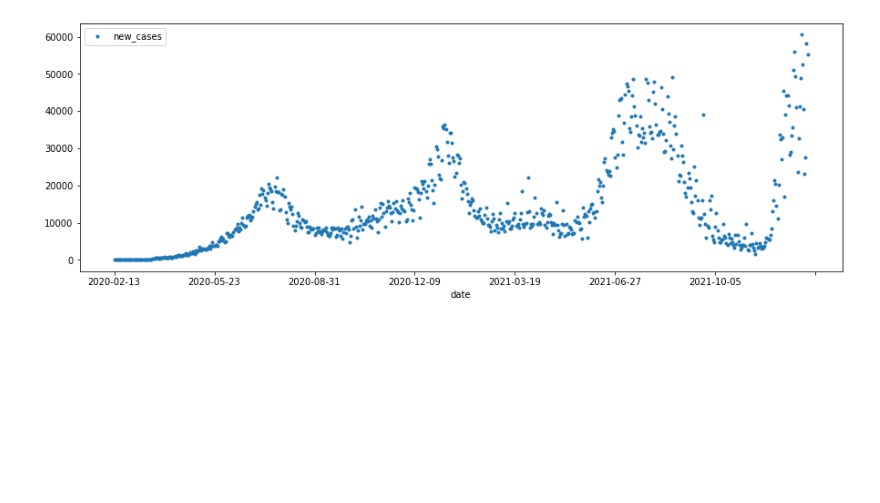
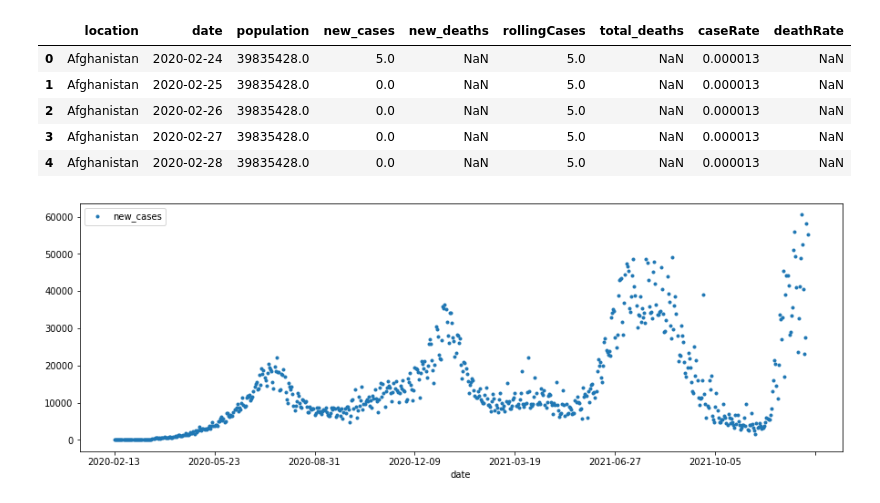
Before and after one commit to msdec321/DataAnalysisWorkbooks, a Jupyter notebook: Covid19/Covid19_workbook.ipynb, the cells around one changed output. Drawn from its saved outputs; the diff is of its cells as text; code cells hidden in the pictures; blank space fills up the shorter version.

```diff
--- a/Covid19/Covid19_workbook.ipynb
+++ b/Covid19/Covid19_workbook.ipynb
@@ -2,4 +2,13 @@
 import pandas as pd
 import matplotlib.pyplot as plt
 # %%
-rollingCases = pd.read_csv(r"Data\Sliced_data\covid_data.csv")#, index_col=['date'], parse_dates=['date'])
+data = pd.read_csv(r"Data\Sliced_data\covid_data.csv")#, index_col=['date'], parse_dates=['date'])
+
+data.head()
+# %% [output]
+|  | location | date | population | new_cases | new_deaths | rollingCases | total_deaths | caseRate | deathRate |
+| 0 | Afghanistan | 2020-02-24 | 39835428.0 | 5.0 | NaN | 5.0 | NaN | 0.000013 | NaN |
+| 1 | Afghanistan | 2020-02-25 | 39835428.0 | 0.0 | NaN | 5.0 | NaN | 0.000013 | NaN |
+| 2 | Afghanistan | 2020-02-26 | 39835428.0 | 0.0 | NaN | 5.0 | NaN | 0.000013 | NaN |
+| 3 | Afghanistan | 2020-02-27 | 39835428.0 | 0.0 | NaN | 5.0 | NaN | 0.000013 | NaN |
+| 4 | Afghanistan | 2020-02-28 | 39835428.0 | 0.0 | NaN | 5.0 | NaN | 0.000013 | NaN |
```
Also changed, not shown: parts of 5 cells of this notebook.
